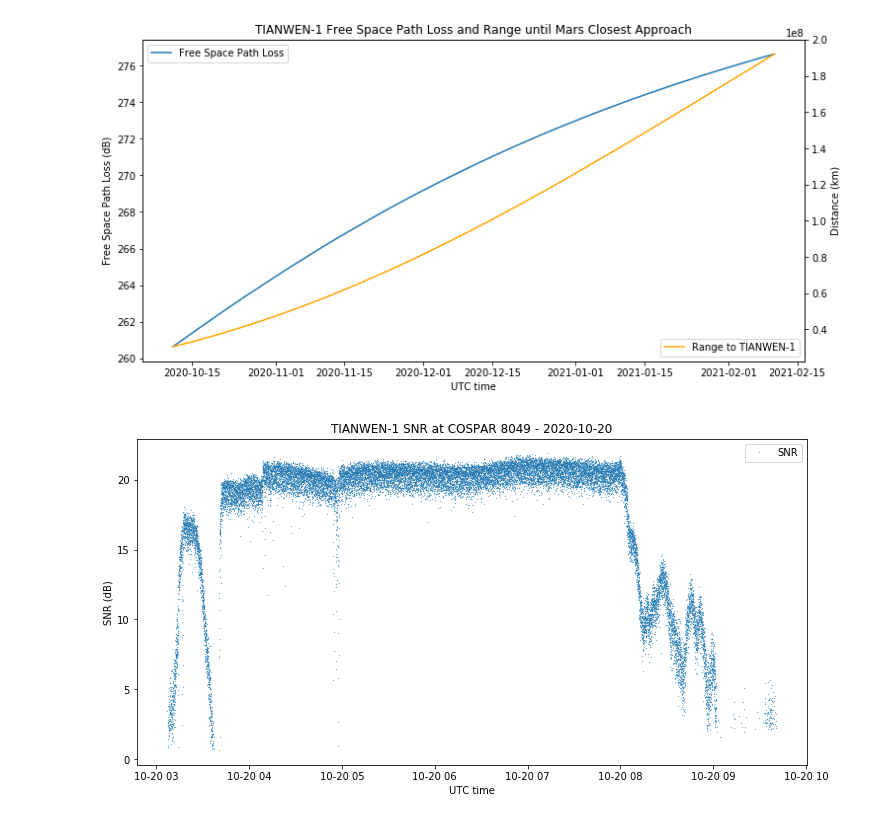
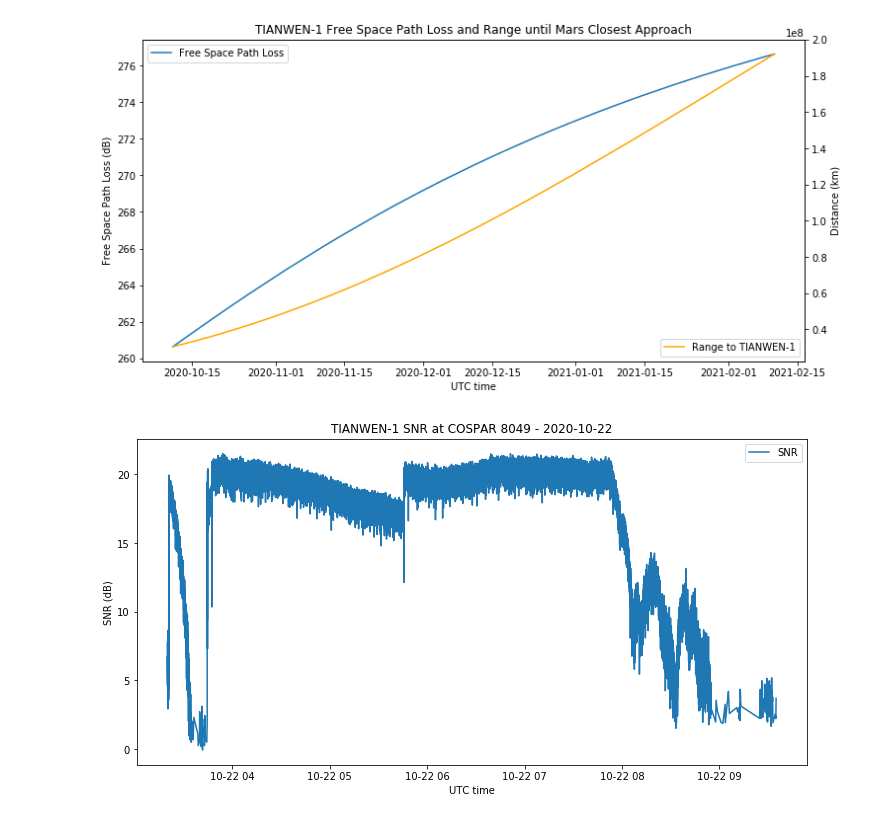
Before and after one commit to ScottTilley/tianwen1, a Jupyter notebook: Path_loss.ipynb, the cells around one changed output. Saved outputs shown, nothing was run; the diff lists cells and outputs as text; code cells hidden in the pictures.

```diff
--- a/Path_loss.ipynb
+++ b/Path_loss.ipynb
@@ -17,7 +17,7 @@ f_carrier = 8431.01653051e6
 # %%
 #strf rfplot.c and rffit.c modified to allow for 6 decimals of sigma data.
 
-data = np.fromfile('2020-10-20_tianwen1.dat', sep = ' ').reshape((-1,4))
+data = np.fromfile('2020-10-22_tianwen1.dat', sep = ' ').reshape((-1,4))
 t_data = Time(data[:,0], format = 'mjd')
 freq_data = data[:,1]
 amp_data = data[:,2]
@@ -69,11 +69,12 @@ plt.show();
 # %% [output]
 [figure]
 # %%
-plt.plot(t_data.datetime, amp_snr,'.',markersize=.5,  label = 'SNR')
+#%matplotlib qt
+plt.plot(t_data.datetime, amp_snr,markersize=.5,  label = 'SNR')
 plt.title('TIANWEN-1 SNR at COSPAR 8049 - %s'%t_data.datetime[0].strftime('%Y-%m-%d'))
 plt.ylabel('SNR (dB)')
 plt.xlabel('UTC time')
 plt.legend()
 plt.show();
 # %% [output]
-[figure, old version]
+[figure, new version]
```
Also changed, not shown: parts of 1 cell of this notebook, 4 other files.
